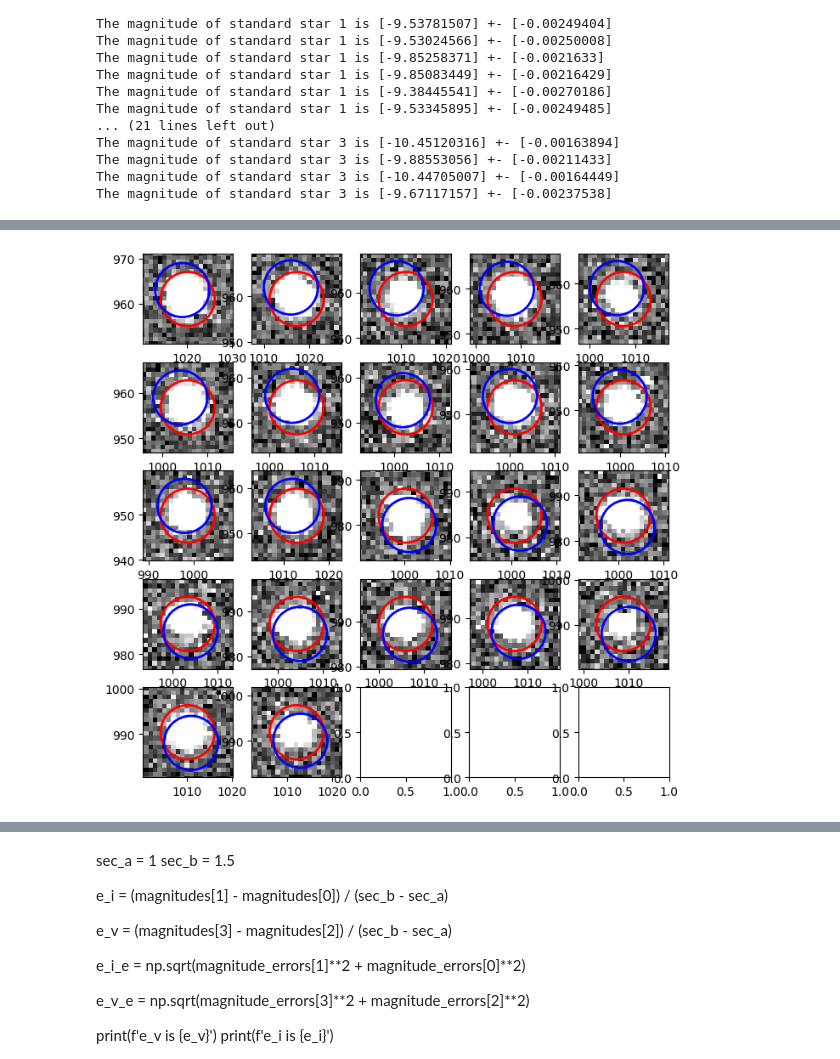
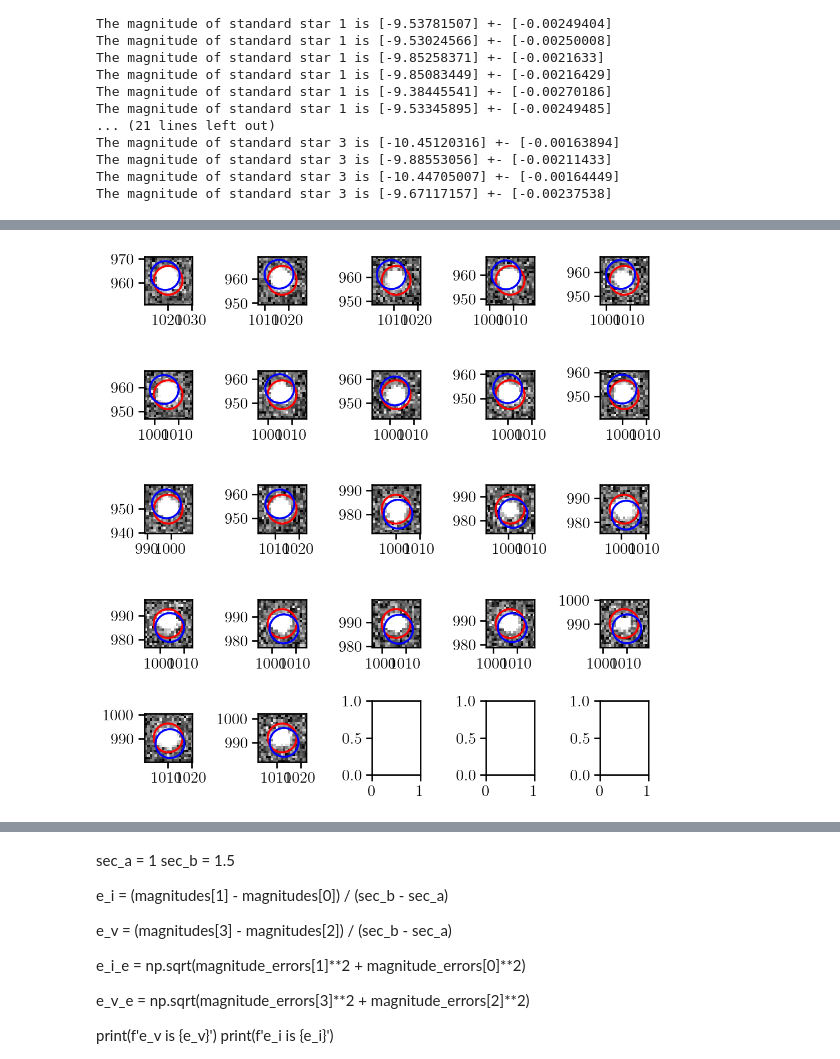
Before and after one commit to matyldarejus/TGP_Asteroids2_2025, a Jupyter notebook: Colours/colours2.ipynb, the cells around one changed output, grey strips where cells are left out. Saved outputs shown, nothing was run; the diff lists cells and outputs as text; code cells hidden in the pictures.

```diff
--- a/Colours/colours2.ipynb
+++ b/Colours/colours2.ipynb
@@ -32,6 +32,22 @@ from photometryExercise import standardPlot
 BOKEH_ALLOW_WS_ORIGIN = 1p28kn9d2v74i6ilhivhds70odo8uta4sugfufmvcsmi64u4r81g
 [interactive output not drawn]
 [interactive output not drawn]
+# %%
+plt.rc('text', usetex=True)
+plt.rc('font', family='serif')
+plt.rcParams['axes.linewidth'] = 1.5
+plt.rcParams['axes.labelsize'] = 20
+plt.rcParams['axes.titlesize'] = 20
+plt.rcParams['xtick.labelsize'] = 16
+plt.rcParams['ytick.labelsize'] = 16
+plt.rcParams['xtick.major.size'] = 6
+plt.rcParams['ytick.major.size'] = 6
+plt.rcParams['xtick.major.width'] = 1.5
+plt.rcParams['ytick.major.width'] = 1.5
+plt.rcParams['legend.fontsize'] = 20
+plt.rcParams['legend.frameon'] = True
+plt.rcParams['savefig.dpi'] = 400
+plt.rcParams['figure.dpi'] = 130
 # %%
 def snr(data, ap, an):
 
@@ -521,7 +611,7 @@ for i, c in enumerate(codes3):
     file = fits.open(direc + '/Reduced_data_day3/' + str(c) + '.fits')
     hdr = file[0].header.copy()
 
-    star = fits.open(direc + '/Reduced_data_day3/ + '.fits')[0].data
+    star = fits.open(direc + '/Reduced_data_day3/' + str(c) + '.fits')[0].data
     sky = aperture_photometry(star, annulusSky[i])
     # print(star)
     # To recover the mean sky value we should weight the total flux by the area of the annulus
@@ -613,7 +703,7 @@ for a, c in zip(axs.flatten(), asteroid_codes):
             hdrs.append(hdr)
             i+=1
     else:
-        with fits.open(direc + '/Reduced_data_day2/ + str(c) + '.fits') as file:
+        with fits.open(direc + '/Reduced_data_day2/' + str(c) + '.fits') as file:
 
             hdr = file[0].header.copy()
 
@@ -662,6 +752,7 @@ for d,l,a,h in zip(data, locs_app, axs.flatten(), hdrs):
     a.set_ylim(y_refined-10, y_refined+10)
     locs.append((x_refined, y_refined))
 
+fig.tight_layout()
 plt.show()
 # %% [output]
 WARNING: FITSFixedWarning: EPOCH = 'REAL'
@@ -683,5 +774,5 @@ the RADECSYS keyword is deprecated, use RADESYSa. [astropy.wcs.wcs]
 WARNING: FITSFixedWarning: 'datfix' made the change 'Set MJD-OBS to 60967.958630 from DATE-OBS'. [astropy.wcs.wcs]
-[figure, old version]
+[figure, new version]
 # %%
 f,axs = plt.subplots(5, 5, figsize=(16,10))
 
```
Also changed, not shown: parts of 10 cells of this notebook.
